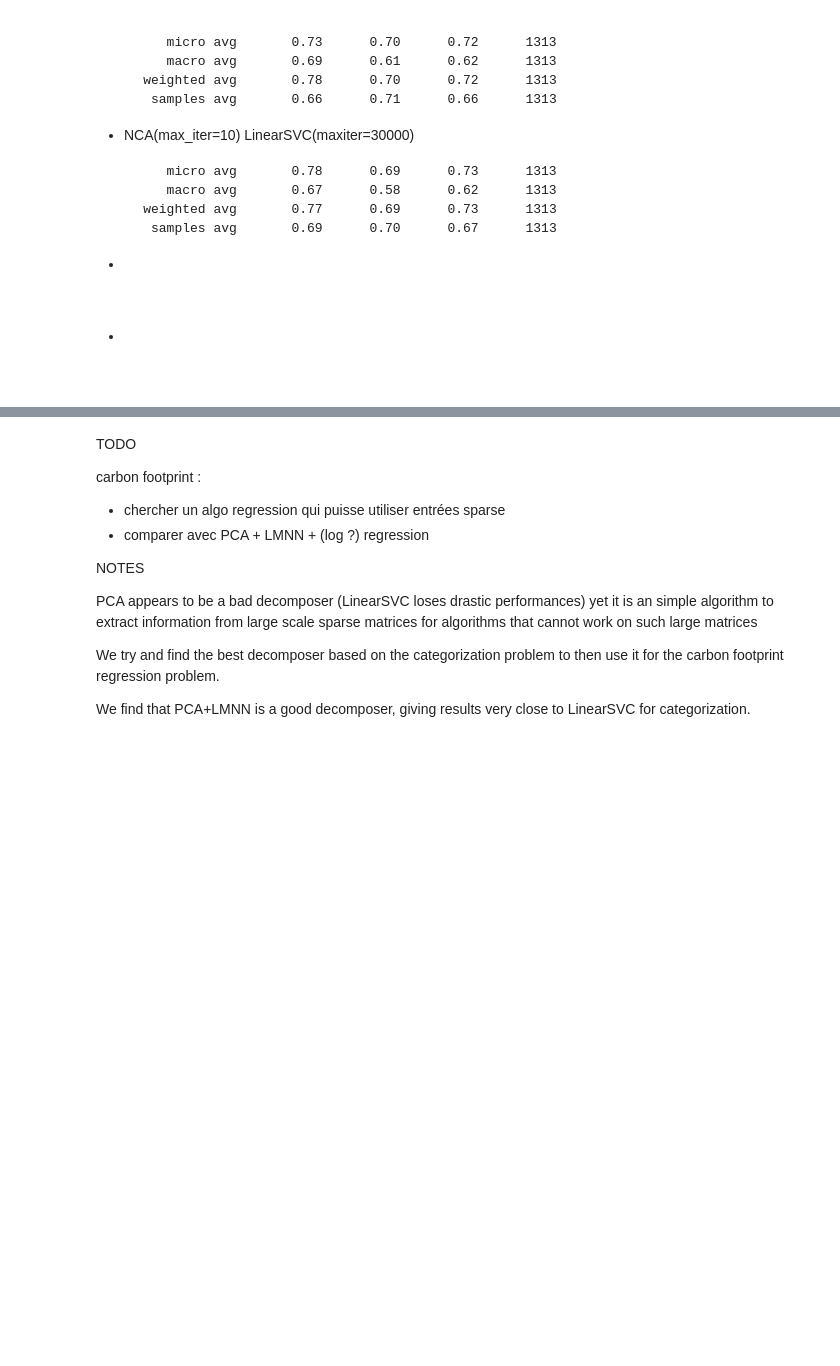
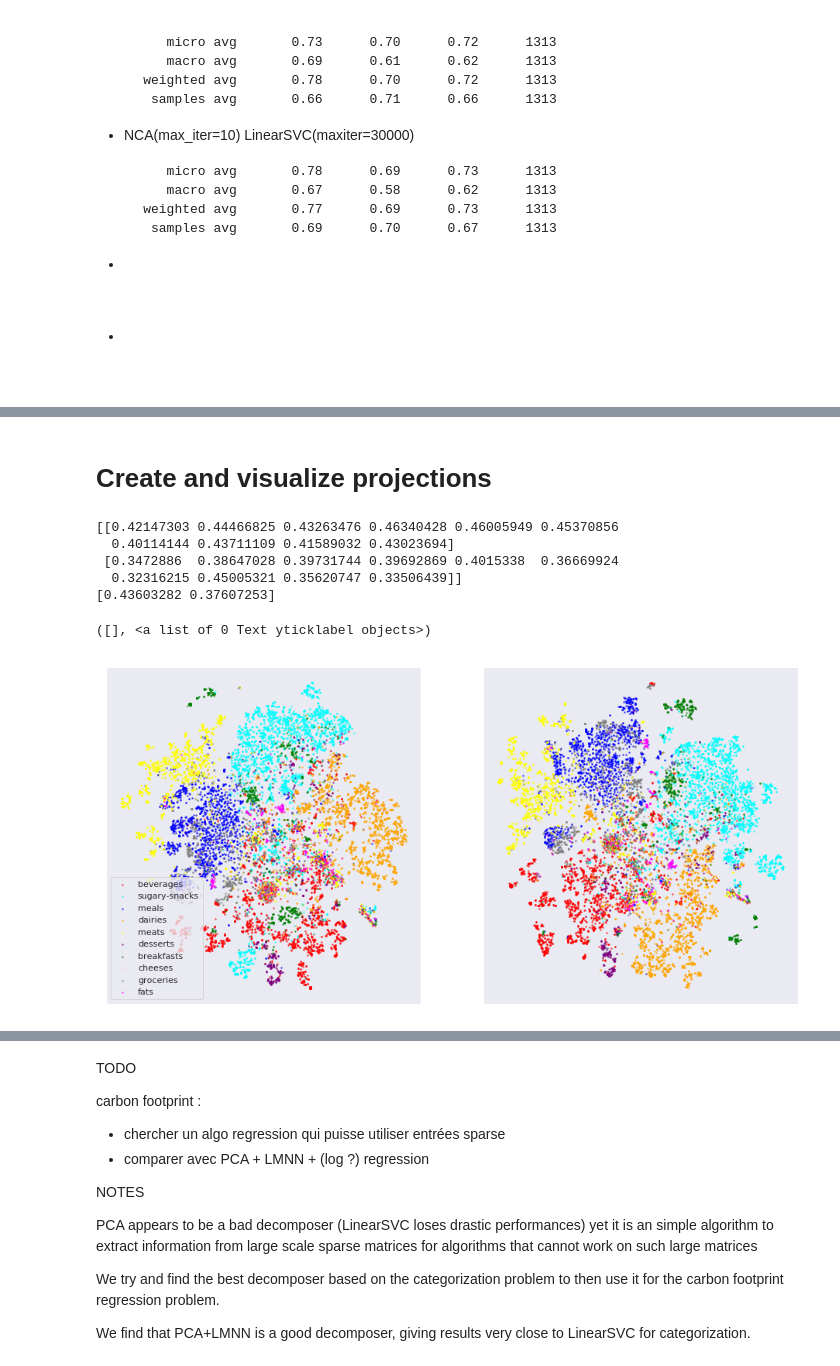
Before and after one commit to lgerrets/graphsml18-openfoodfacts, a Jupyter notebook: off-graphs2.ipynb, the cells around one changed output, grey strips where cells are left out. Cells and saved outputs as stored; diff of their text form; code cells hidden in the pictures; blank space fills up the shorter version.

```diff
--- a/off-graphs2.ipynb
+++ b/off-graphs2.ipynb
@@ -360,0 +640,2 @@ en:sugary-snacks       0.89      0.73      0.80       231
+# %% [markdown]
+# Create and visualize projections
@@ -360,0 +675,49 @@ en:sugary-snacks       0.89      0.73      0.80       231
+# %%
+X_2_vanilla = TSNE(2).fit_transform(X_proj_vanilla)
+X_2 = TSNE(2).fit_transform(X_proj)
+# %%
+n_classes = len(np.unique(target))
+dispersion = np.zeros((2,n_classes))
+for i,cl in enumerate(np.unique(target)):
+    idx_class_i = np.where(target == cl)[0]
+    mean = X_proj_vanilla[idx_class_i,:].mean(axis=0)
+    dispersion[0,i] = np.sum((X_proj_vanilla - mean.T)**2,axis=1).mean(axis=0)
+    mean = X_proj[idx_class_i,:].mean(axis=0)
+    dispersion[1,i] = np.sum((X_proj - mean.T)**2,axis=1).mean(axis=0)
+print(dispersion)
+print(dispersion.mean(axis=1))
+# %% [output]
+[[0.42147303 0.44466825 0.43263476 0.46340428 0.46005949 0.45370856
+  0.40114144 0.43711109 0.41589032 0.43023694]
+ [0.3472886  0.38647028 0.39731744 0.39692869 0.4015338  0.36669924
+  0.32316215 0.45005321 0.35620747 0.33506439]]
+[0.43603282 0.37607253]
+# %%
+n_classes = len(np.unique(target))
+classes = [0,1,2,3,4,5,7,8,10,11]
+
+colors = ['red','cyan','blue','orange','yellow','purple','6','green','pink','9','gray','magenta','12','13']
+
+plt.figure(figsize=(16,8))
+
+plt.subplot(1,2,1)
+for i in classes:
+    idx_class_i = np.where(target == i)[0]
+    plt.scatter(X_2_vanilla[idx_class_i,0],
+                X_2_vanilla[idx_class_i,1],
+                color=colors[i],label=selected_categories[i][3:],alpha=0.6,s=2)
+plt.legend()
+plt.xticks([])
+plt.yticks([])
+
+plt.subplot(1,2,2)
+for i in classes:
+    idx_class_i = np.where(target == i)[0]
+    plt.scatter(X_2[idx_class_i,0],
+                X_2[idx_class_i,1],
+                color=colors[i],label=selected_categories[i][3:],alpha=0.6,s=2)
+plt.xticks([])
+plt.yticks([])
+# %% [output]
+([], <a list of 0 Text yticklabel objects>)
+[figure, added]
```
Also changed, not shown: parts of 22 cells of this notebook.
